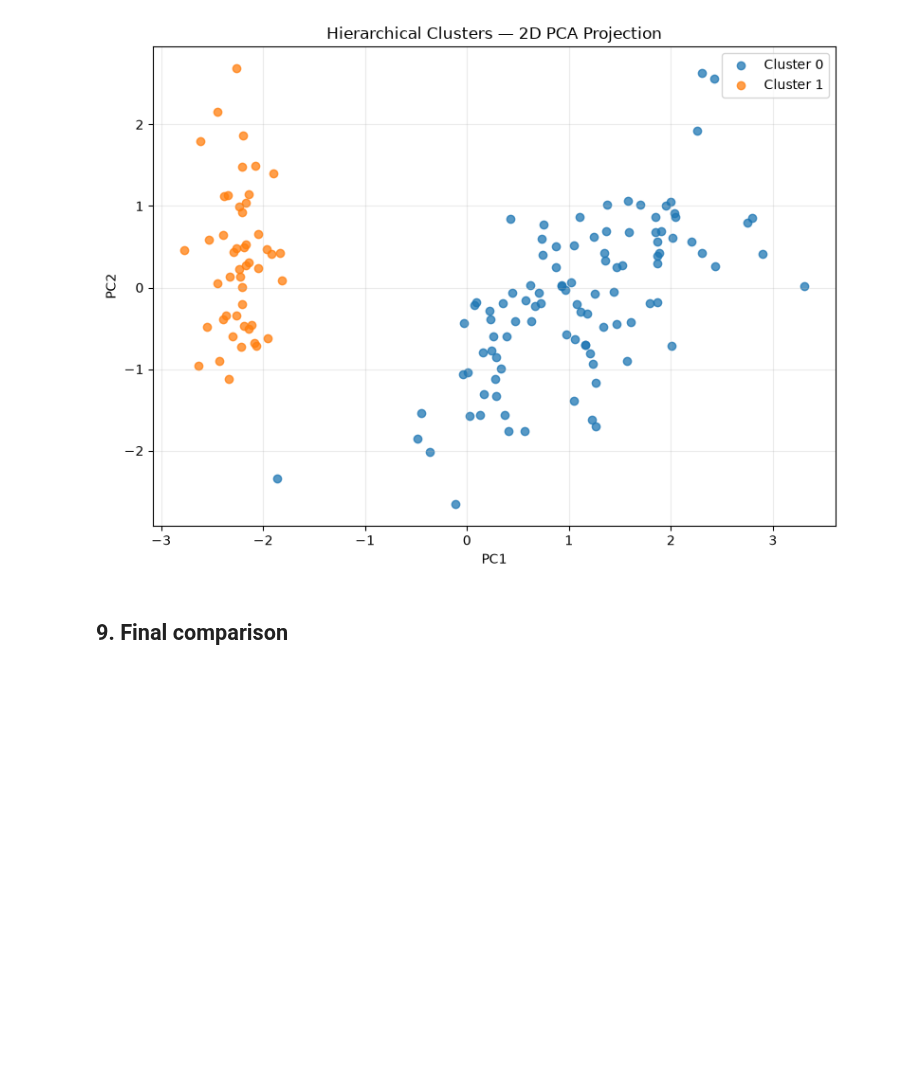
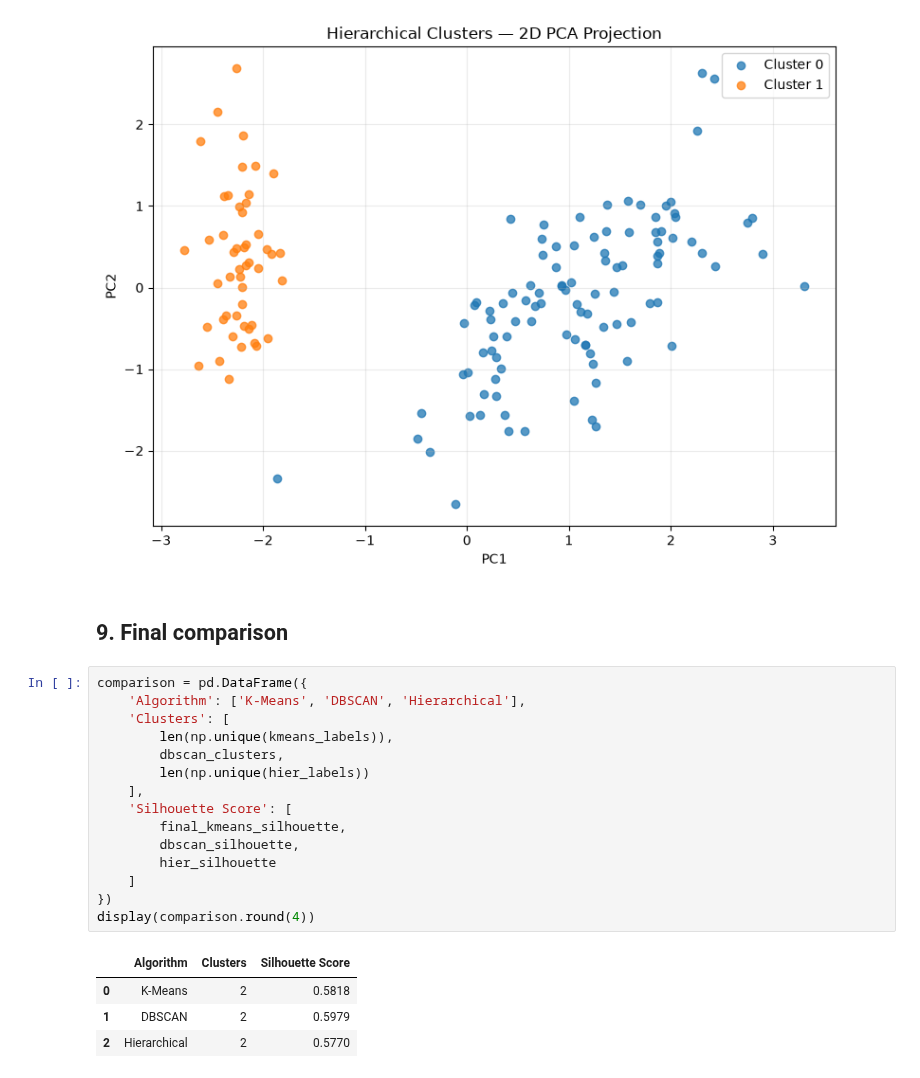
Before and after one commit to amitsinghbhadouriya/Data-science-with-python-and-R-intern-tasks, a Jupyter notebook: dimensionality_reduction_clustering_task/Dimensionality_Reduction_Unsupervised_Clustering.ipynb, the cells around one changed output. Saved outputs shown, nothing was run; the diff lists cells and outputs as text; blank space fills up the shorter version.

Commit message:
feat(dimensionality): compile quantitative performance metrics into comparison table

```diff
--- a/dimensionality_reduction_clustering_task/Dimensionality_Reduction_Unsupervised_Clustering.ipynb
+++ b/dimensionality_reduction_clustering_task/Dimensionality_Reduction_Unsupervised_Clustering.ipynb
@@ -338,3 +338,23 @@ plt.show()
 [figure]
 # %% [markdown]
 ## 9. Final comparison
+# %%
+comparison = pd.DataFrame({
+    'Algorithm': ['K-Means', 'DBSCAN', 'Hierarchical'],
+    'Clusters': [
+        len(np.unique(kmeans_labels)),
+        dbscan_clusters,
+        len(np.unique(hier_labels))
+    ],
+    'Silhouette Score': [
+        final_kmeans_silhouette,
+        dbscan_silhouette,
+        hier_silhouette
+    ]
+})
+display(comparison.round(4))
+# %% [output]
+|  | Algorithm | Clusters | Silhouette Score |
+| 0 | K-Means | 2 | 0.5818 |
+| 1 | DBSCAN | 2 | 0.5979 |
+| 2 | Hierarchical | 2 | 0.5770 |
```
